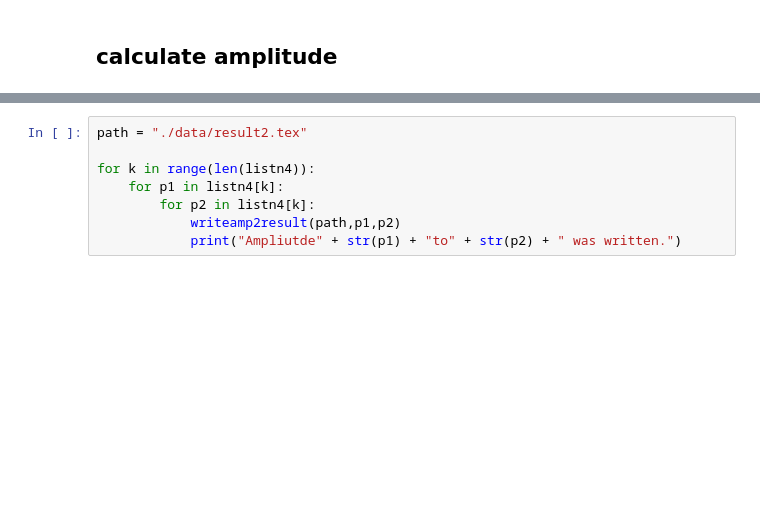
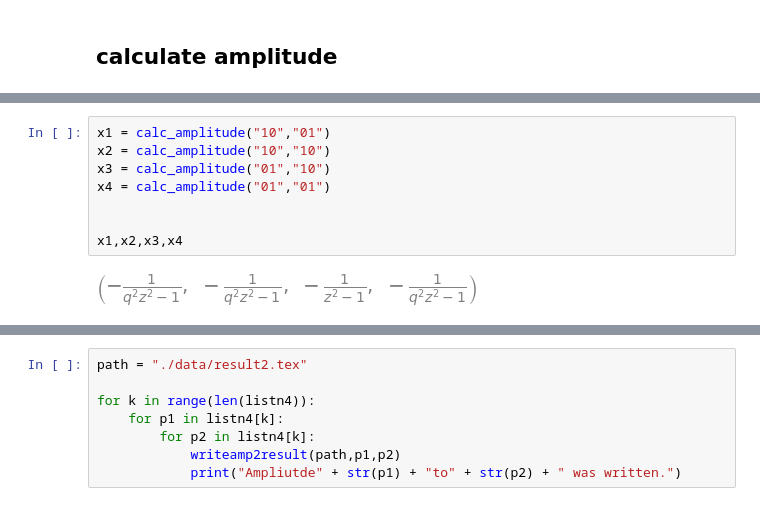
Before and after one commit to kmatsura/BoxBallSystem, a Jupyter notebook: quatum_bbs-Copy1.ipynb, the cells around one changed output, grey strips where cells are left out. Drawn from its saved outputs; the diff is of its cells as text; blank space fills up the shorter version.

```diff
--- a/quatum_bbs-Copy1.ipynb
+++ b/quatum_bbs-Copy1.ipynb
@@ -146,0 +177,10 @@ def calc_amplitude2(p1,p2, one, simple = True, verbose = False): #p1,p2 is int o
+# %%
+x1 = calc_amplitude("10","01")
+x2 = calc_amplitude("10","10")
+x3 = calc_amplitude("01","10")
+x4 = calc_amplitude("01","01")
+
+
+x1,x2,x3,x4
+# %% [output]
+[figure, added]
```
Also changed, not shown: parts of 16 cells of this notebook, 13 other files.
